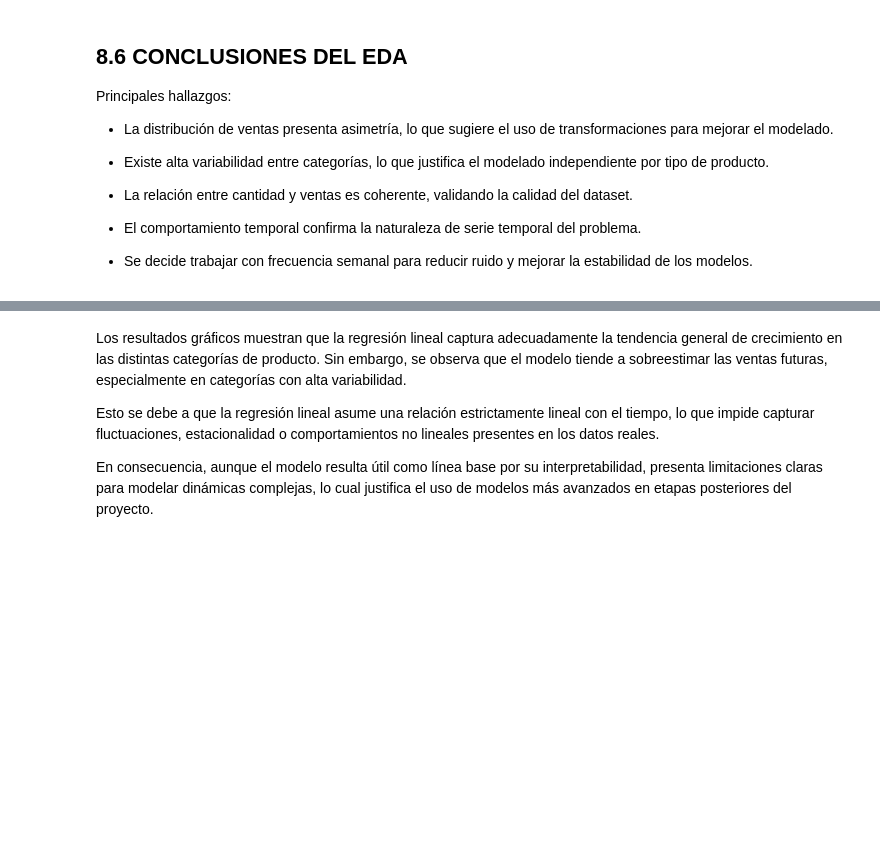
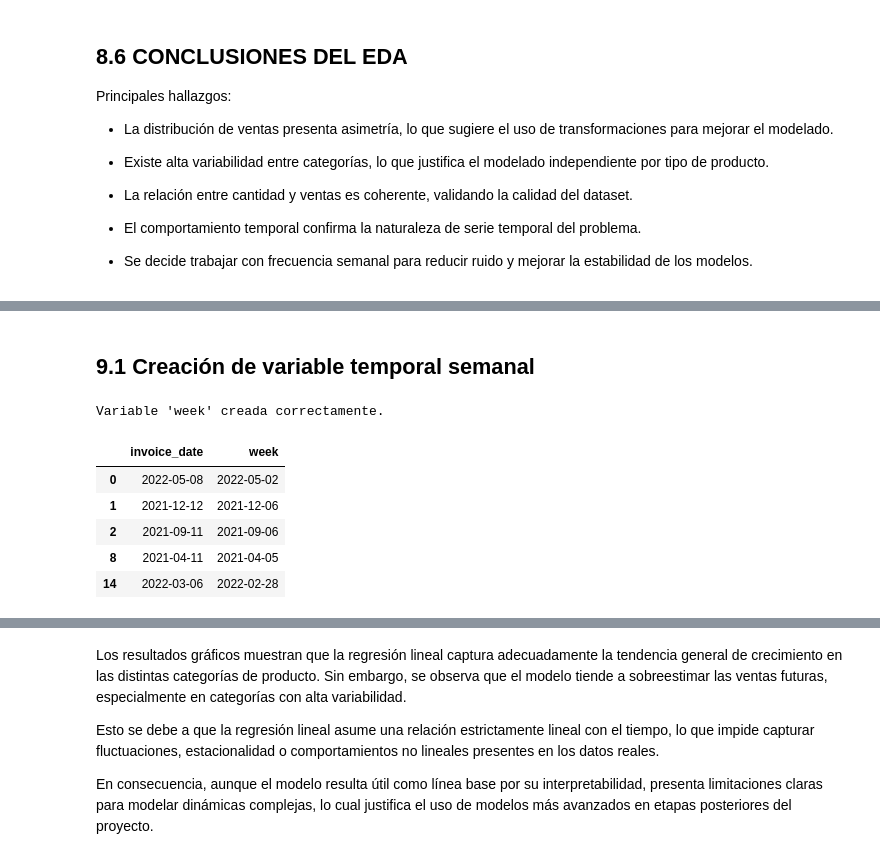
Before and after one commit to roguef07/TFM_Equipo_15, a Jupyter notebook: forecast_app/Modelados.ipynb, the cells around one changed output, grey strips where cells are left out. Cells and saved outputs as stored; diff of their text form; code cells hidden in the pictures; blank space fills up the shorter version.

```diff
--- a/forecast_app/Modelados.ipynb
+++ b/forecast_app/Modelados.ipynb
@@ -503,0 +526,15 @@ Principales hallazgos:
+# %% [markdown]
+## 9.1 Creación de variable temporal semanal
+# %%
+df_empresa["week"] = df_empresa["invoice_date"].dt.to_period("W").apply(lambda r: r.start_time)
+
+print("Variable 'week' creada correctamente.")
+display(df_empresa[["invoice_date", "week"]].head())
+# %% [output]
+Variable 'week' creada correctamente.
+|  | invoice_date | week |
+| 0 | 2022-05-08 | 2022-05-02 |
+| 1 | 2021-12-12 | 2021-12-06 |
+| 2 | 2021-09-11 | 2021-09-06 |
+| 8 | 2021-04-11 | 2021-04-05 |
+| 14 | 2022-03-06 | 2022-02-28 |
```
Also changed, not shown: parts of 53 cells of this notebook.
